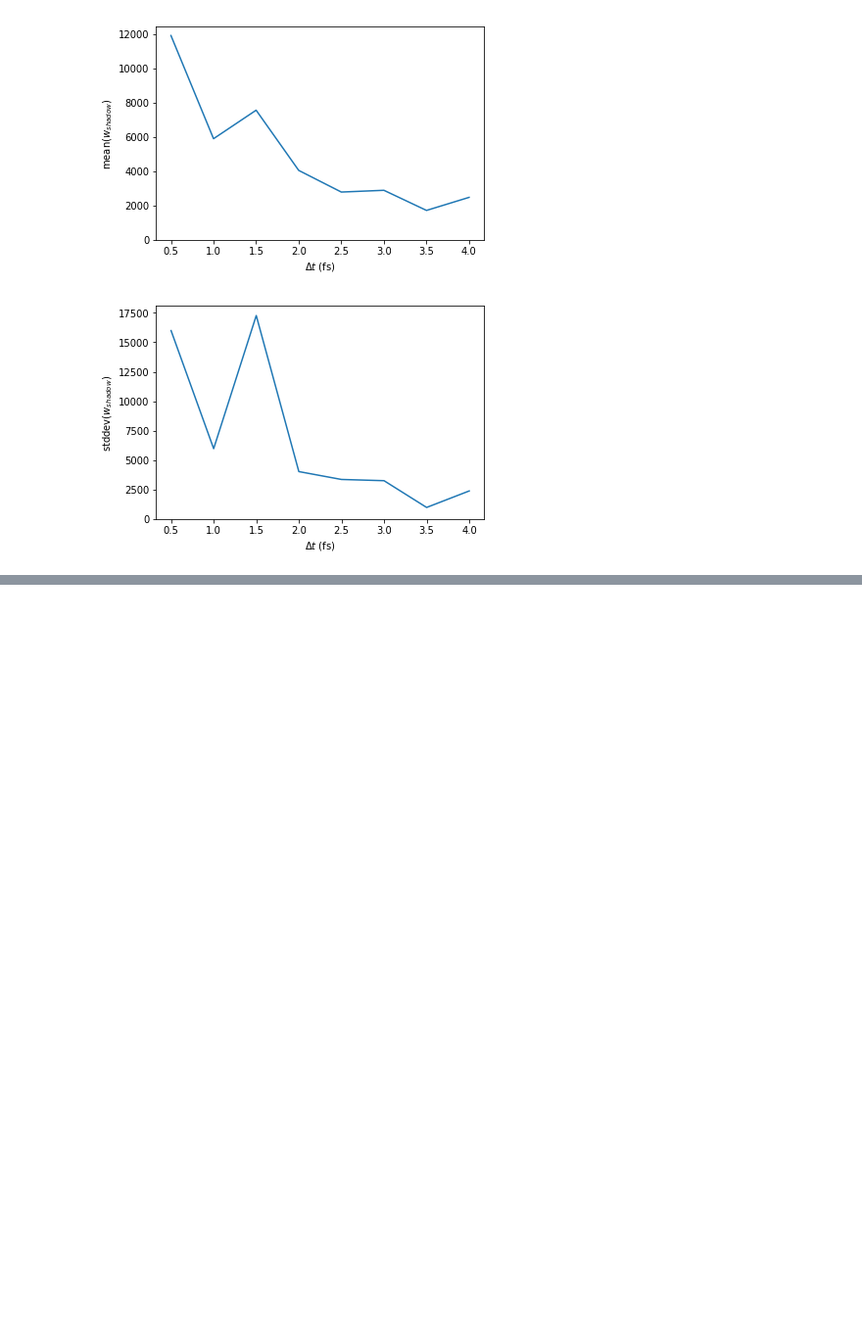
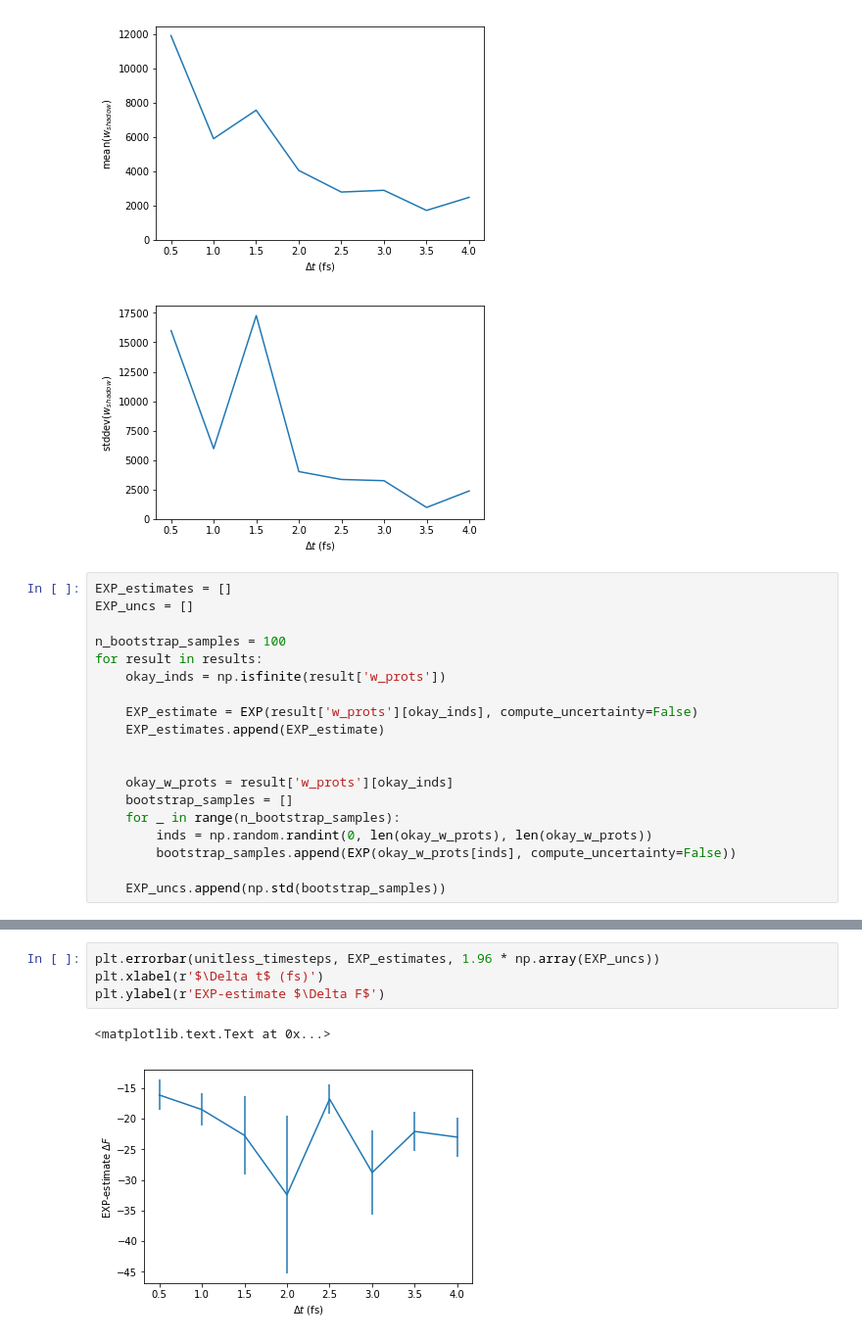
Before and after one commit to choderalab/importance-of-shadow-work, a Jupyter notebook: notebooks/alchemical watercluster-- 1ps protocol.ipynb, the cells around one changed output, grey strips where cells are left out. Shown: that part at 98% size. Saved outputs shown, nothing was run; the diff lists cells and outputs as text; blank space fills up the shorter version.

Commit message:
bootstrapped errors + instantaneous perturbation

```diff
--- a/notebooks/alchemical watercluster-- 1ps protocol.ipynb
+++ b/notebooks/alchemical watercluster-- 1ps protocol.ipynb
@@ -330,3 +330,22 @@ plt.ylim(0,)
 (0, 18084.03943158399)
 [figure]
 [figure]
+# %%
+EXP_estimates = []
+EXP_uncs = []
+
+n_bootstrap_samples = 100
+for result in results:
+    okay_inds = np.isfinite(result['w_prots'])
+
+    EXP_estimate = EXP(result['w_prots'][okay_inds], compute_uncertainty=False)
+    EXP_estimates.append(EXP_estimate)
+
+
+    okay_w_prots = result['w_prots'][okay_inds]
+    bootstrap_samples = []
+    for _ in range(n_bootstrap_samples):
+        inds = np.random.randint(0, len(okay_w_prots), len(okay_w_prots))
+        bootstrap_samples.append(EXP(okay_w_prots[inds], compute_uncertainty=False))
+
+    EXP_uncs.append(np.std(bootstrap_samples))
@@ -332,0 +363,7 @@ plt.ylim(0,)
+# %%
+plt.errorbar(unitless_timesteps, EXP_estimates, 1.96 * np.array(EXP_uncs))
+plt.xlabel(r'$\Delta t$ (fs)')
+plt.ylabel(r'EXP-estimate $\Delta F$')
+# %% [output]
+<matplotlib.text.Text at 0x...>
+[figure, added]
```
Also changed, not shown: parts of 11 cells of this notebook.
